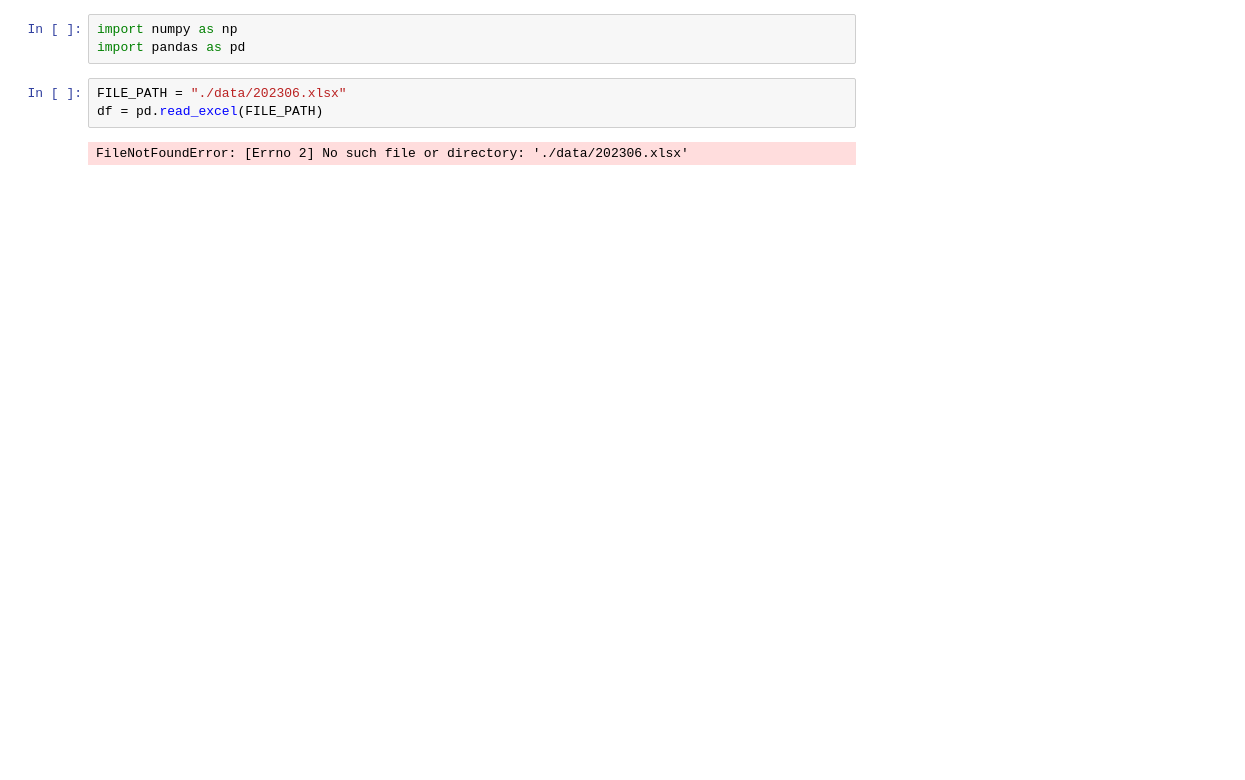
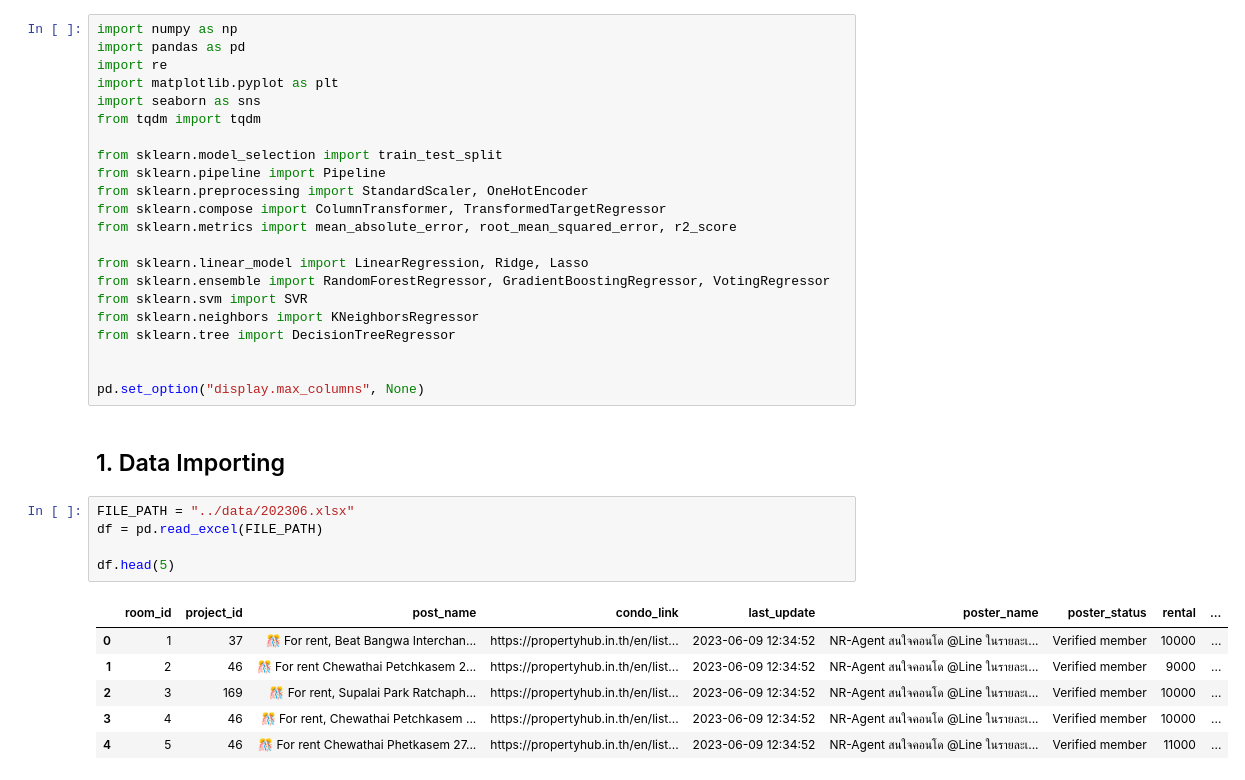
Before and after one commit to wuttipansat/streamlit-condo-bangkok, a Jupyter notebook: experiment/experiment.ipynb, the cells around one changed output. Cells and saved outputs as stored; diff of their text form; blank space fills up the shorter version.

```diff
--- a/experiment/experiment.ipynb
+++ b/experiment/experiment.ipynb
@@ -1,8 +1,36 @@
 # %%
 import numpy as np
 import pandas as pd
+import re
+import matplotlib.pyplot as plt
+import seaborn as sns
+from tqdm import tqdm
+
+from sklearn.model_selection import train_test_split
+from sklearn.pipeline import Pipeline
+from sklearn.preprocessing import StandardScaler, OneHotEncoder
+from sklearn.compose import ColumnTransformer, TransformedTargetRegressor
+from sklearn.metrics import mean_absolute_error, root_mean_squared_error, r2_score
+
+from sklearn.linear_model import LinearRegression, Ridge, Lasso
+from sklearn.ensemble import RandomForestRegressor, GradientBoostingRegressor, VotingRegressor
+from sklearn.svm import SVR
+from sklearn.neighbors import KNeighborsRegressor
+from sklearn.tree import DecisionTreeRegressor
+
+
+pd.set_option("display.max_columns", None)
+# %% [markdown]
+## 1. Data Importing
 # %%
-FILE_PATH = "./data/202306.xlsx"
+FILE_PATH = "../data/202306.xlsx"
 df = pd.read_excel(FILE_PATH)
+
+df.head(5)
 # %% [output]
-FileNotFoundError: [Errno 2] No such file or directory: './data/202306.xlsx'
+|  | room_id | project_id | post_name | condo_link | last_update | poster_name | poster_status | rental | ... |
+| 0 | 1 | 37 | 🎊 For rent, Beat Bangwa Interchan... | https://propertyhub.in.th/en/list... | 2023-06-09 12:34:52 | NR-Agent สนใจคอนโด @Line ในรายละเ... | Verified member | 10000 | ... |
+| 1 | 2 | 46 | 🎊 For rent Chewathai Petchkasem 2... | https://propertyhub.in.th/en/list... | 2023-06-09 12:34:52 | NR-Agent สนใจคอนโด @Line ในรายละเ... | Verified member | 9000 | ... |
+| 2 | 3 | 169 | 🎊 For rent, Supalai Park Ratchaph... | https://propertyhub.in.th/en/list... | 2023-06-09 12:34:52 | NR-Agent สนใจคอนโด @Line ในรายละเ... | Verified member | 10000 | ... |
+| 3 | 4 | 46 | 🎊 For rent, Chewathai Petchkasem ... | https://propertyhub.in.th/en/list... | 2023-06-09 12:34:52 | NR-Agent สนใจคอนโด @Line ในรายละเ... | Verified member | 10000 | ... |
+| 4 | 5 | 46 | 🎊 For rent Chewathai Phetkasem 27... | https://propertyhub.in.th/en/list... | 2023-06-09 12:34:52 | NR-Agent สนใจคอนโด @Line ในรายละเ... | Verified member | 11000 | ... |
```
Also changed, not shown: parts of 14 cells of this notebook, 1 other file.
